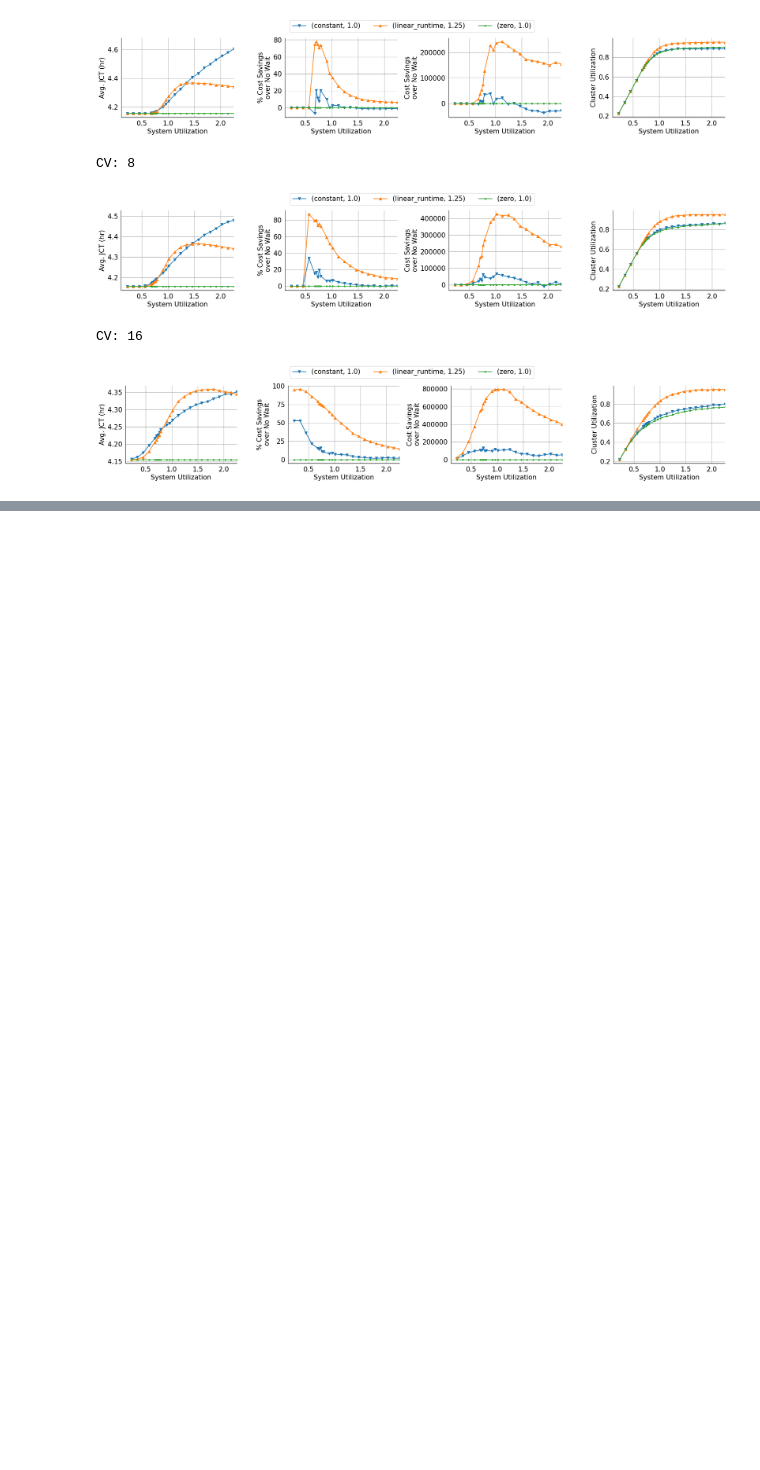
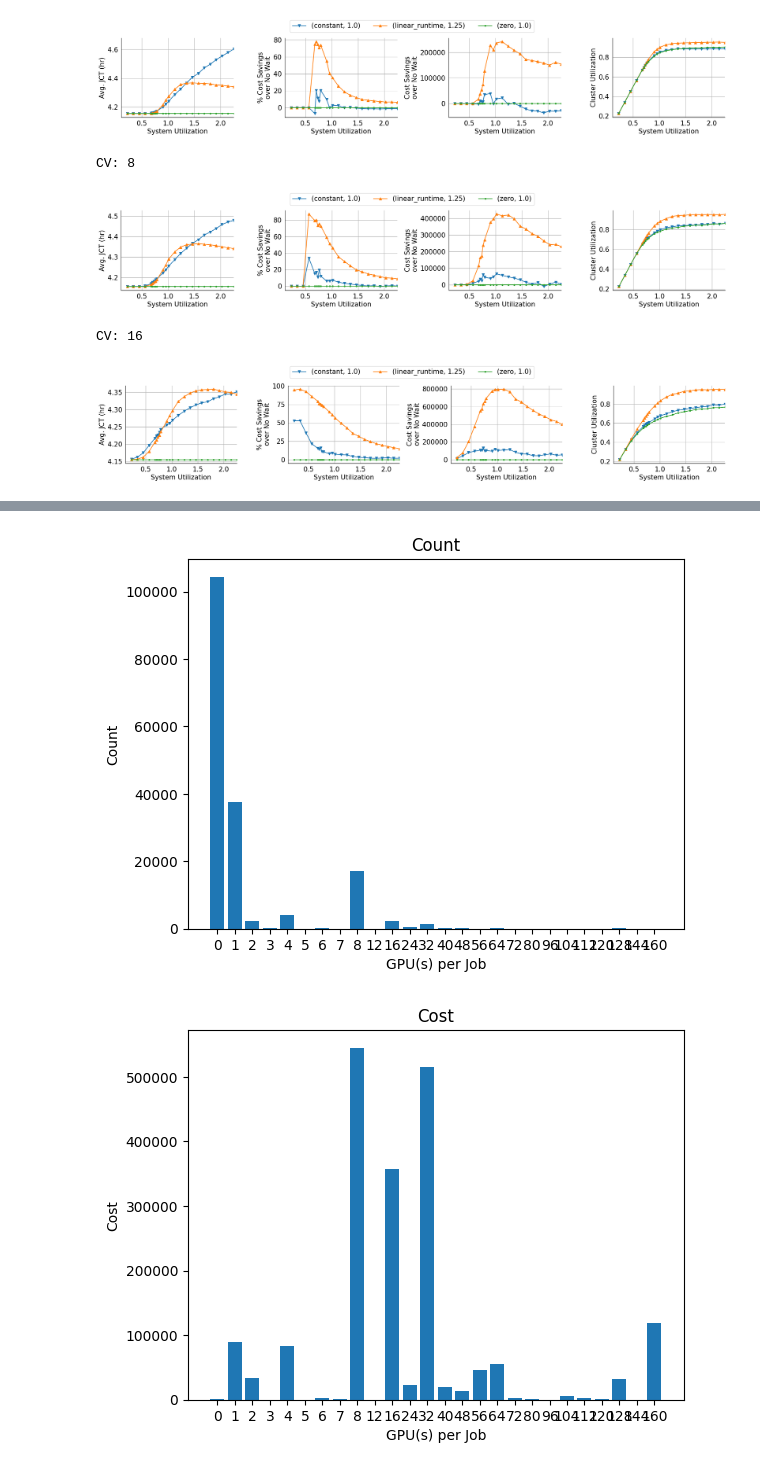
Before and after one commit to michaelzhiluo/starburst, a Jupyter notebook: simulators/plot.ipynb, the cells around one changed output, grey strips where cells are left out. Cells and saved outputs as stored; diff of their text form; code cells hidden in the pictures; blank space fills up the shorter version.

```diff
--- a/simulators/plot.ipynb
+++ b/simulators/plot.ipynb
@@ -194,6 +248,8 @@ proc_jobs = job_gen.load_processed_jobs({'dataset': 'helios'})
 gpu_dict={}
 
 gpu_cost_dict={}
+
+ratio_dict = {}
 
 counter = 0
 for j in proc_jobs:
@@ -201,12 +257,19 @@ for j in proc_jobs:
         gpu_dict[j.num_gpus] = 0
         gpu_cost_dict[j.num_gpus] =0
 
-#     if j.num_gpus==0 and counter < 2000:
+    if j.num_gpus >=1: #and j.nodes!=j.num_gpus/8:
+        cpu_gpu_ratio = (j.num_cpus/j.num_gpus)
+        if cpu_gpu_ratio == 6:
+            prin
+        if cpu_gpu_ratio not in ratio_dict:
+            ratio_dict[cpu_gpu_ratio] = 0.0
+        ratio_dict[cpu_gpu_ratio]+=1
+
+#     if j.num_gpus==56:
 #         print(j)
+#         print(j.nodes)
 #         counter+=1
 
     gpu_dict[j.num_gpus]+=1
     gpu_cost_dict[j.num_gpus] += j.cost
-
-print(proc_jobs[-1])
 # %% [output]
@@ -224,0 +313,24 @@ OrderedDict([(0, 1533.8646383640007), (1, 89206.29993710575), (2, 33775.91418238
+# %%
+import matplotlib.pyplot as plt
+from collections import OrderedDict
+
+def generate_trace_bar(data, title, y_axis):
+    keys = list(data.keys())
+    values = list(data.values())
+
+    fig, ax = plt.subplots()
+
+    ax.bar(range(len(keys)), values)
+    ax.set_xticks(range(len(keys)))
+    ax.set_xticklabels(keys)
+    ax.set_xlabel("GPU(s) per Job")
+    ax.set_ylabel(y_axis)
+    ax.set_title(title)
+
+    plt.show()
+
+generate_trace_bar(gpu_dict, title='Count', y_axis='Count')
+generate_trace_bar(gpu_cost_dict, title='Cost', y_axis='Cost')
+# %% [output]
+[figure, added]
+[figure, added]
```
Also changed, not shown: parts of 9 cells of this notebook, 7 other files.
